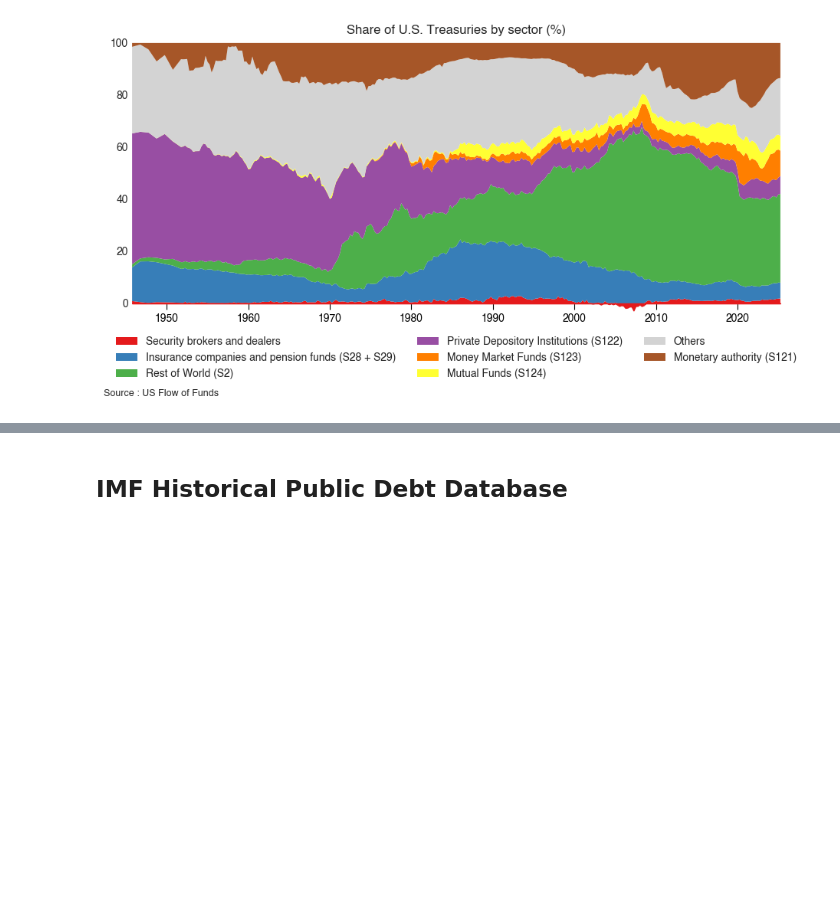
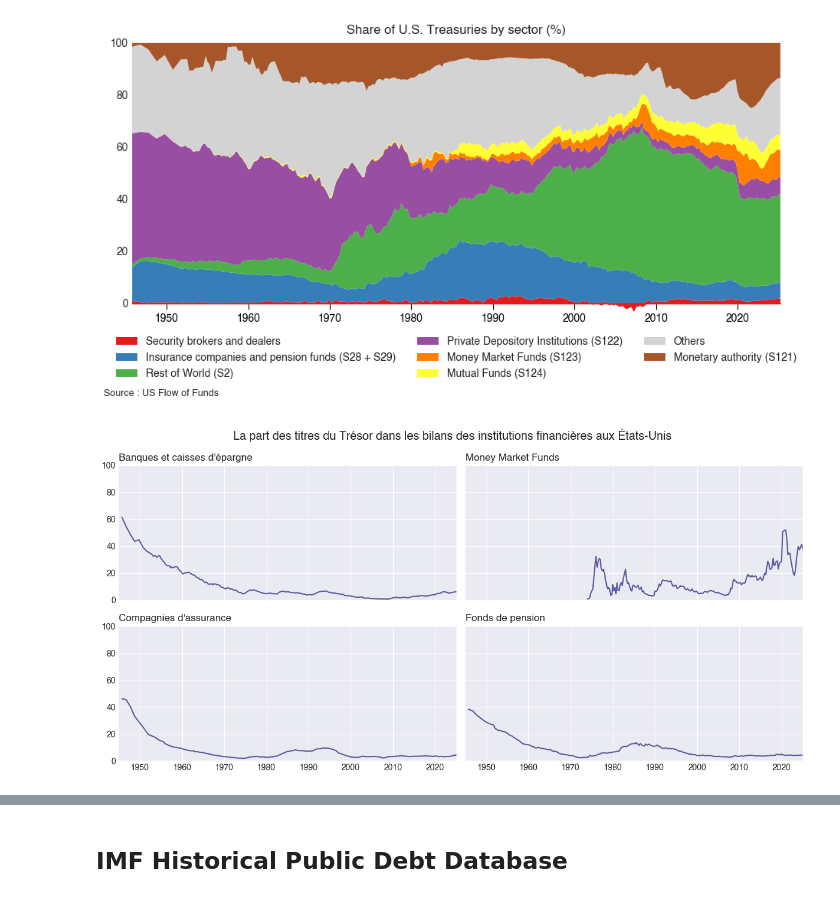
Before and after one commit to miche-quiche/OikopediaCharts, a Jupyter notebook: TreasuryMarketFofData.ipynb, the cells around one changed output, grey strips where cells are left out. Cells and saved outputs as stored; diff of their text form; code cells hidden in the pictures; blank space fills up the shorter version.

```diff
--- a/TreasuryMarketFofData.ipynb
+++ b/TreasuryMarketFofData.ipynb
@@ -80,8 +80,9 @@ import dbnomics
 import pandas as pd
 import matplotlib.pyplot as plt
 
-# Sélection des séries (sans double comptage)
+# Sélection des séries
 codes = {
+    # volume de Treasuries
     "Nonfinancial business (S11)": "FL143061105.Q",
     "Rest of World (S2)": "FL263061105.Q",
     "Households and non-profit organizations (S14+S15)": "FL153061105.Q",
@@ -93,7 +94,13 @@ codes = {
     "Insurance companies (S128)": "FL523061105.Q",
     "Pension Funds (S129)": "FL593061105.Q",
     "Security brokers and dealers": "FL663061105.Q",
-    "Closed-end and exchange-traded funds": "FL533061105.Q"
+    "Closed-end and exchange-traded funds": "FL533061105.Q",
+    # les assets totaux
+    "Monetary authority (S121) TA": "FL712000095.Q",
+    "Private Depository Institutions (S122) TA": "FL702000095.Q",
+    "Money Market Funds (S123) TA":"FL634090005.Q",
+    "Insurance companies (S128) TA": "FL522000095.Q",
+    "Pension Funds (S129) TA": "FL592000005.Q"
 }
 
 # Télécharger et assembler les séries
@@ -208,3 +212,76 @@ plt.tight_layout()
 plt.show()
 # %% [output]
 [figure]
+# %%
+import dbnomics
+import pandas as pd
+import matplotlib.pyplot as plt
+
+plt.style.use('https://github.com/dhaitz/matplotlib-stylesheets/raw/master/pacoty.mplstyle')
+
+treasuries = {
+    "S122": "FL703061105.Q",
+    "S123": "FL633061105.Q",
+    "S128": "FL523061105.Q",
+    "S129": "FL593061105.Q"
+}
+
+totals = {
+    "S122": "FL702000095.Q",
+    "S123": "FL634090005.Q",
+    "S128": "FL522000095.Q",
+    "S129": "FL592000005.Q"
+}
+
+names = {
+    "S122": "Banques et caisses d'épargne",
+    "S123": "Money Market Funds",
+    "S128": "Compagnies d'assurance",
+    "S129": "Fonds de pension"
+}
+
+# municipal :
+# banques et autres institutions de dépot : FL703062005.Q
+# assurances : FL523062005.Q
+# fonds de pension FL593062045.Q
+
+# Agency- and GSE-Backed securities
+# banque et autres dépot : FL703061705.Q
+# assurances FL523061705.Q
+# fonds de pension FL593061705.Q
+
+def fetch(code):
+    d = dbnomics.fetch_series(f"FED/Z1/{code}")
+    d = d[['period','value']].dropna()
+    d['period'] = pd.PeriodIndex(d['period'], freq='Q').to_timestamp()
+    return d.set_index('period')['value']
+
+ratios = {}
+for s in treasuries:
+    tr = fetch(treasuries[s])
+    ta = fetch(totals[s])
+    ratios[s] = (tr / ta * 100).dropna()
+
+xmin = pd.Timestamp("1945-01-01")
+xmax = pd.Timestamp("2025-01-01")
+
+fig, axes = plt.subplots(2, 2, figsize=(12, 6))
+axes = axes.flatten()
+
+for i, (ax, s) in enumerate(zip(axes, ratios)):
+    ax.plot(ratios[s].index, ratios[s].values)
+    ax.set_title(f"{names[s]}", loc="left")
+    ax.set_ylim(0, 100)
+    ax.set_xlim(xmin, xmax)
+
+    if i in [0, 1]:
+        ax.set_xticklabels([])
+
+    if i in [1, 3]:
+        ax.set_yticklabels([])
+
+fig.suptitle("La part des titres du Trésor dans les bilans des institutions financières aux États-Unis", fontsize=14)
+plt.tight_layout()
+plt.show()
+# %% [output]
+[figure, added]
```
Also changed, not shown: parts of 12 cells of this notebook, 2 other files.
